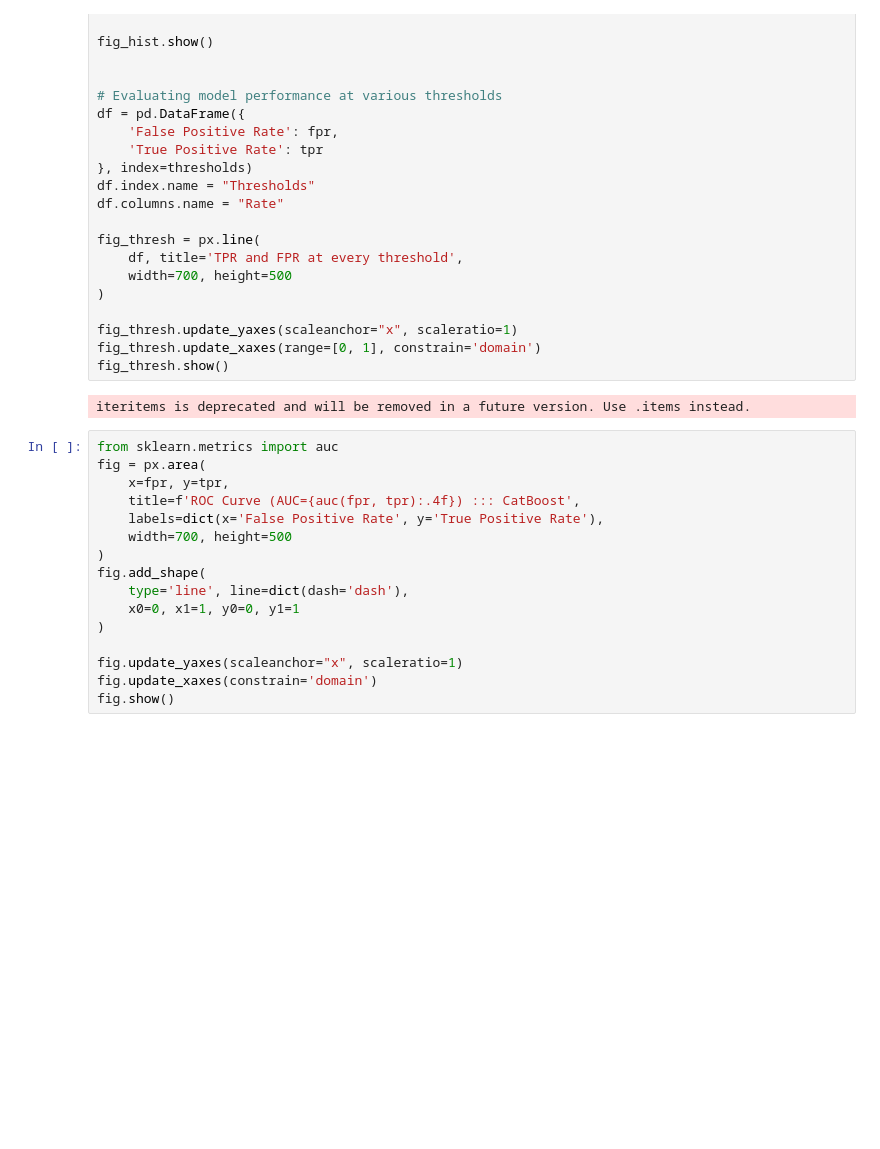
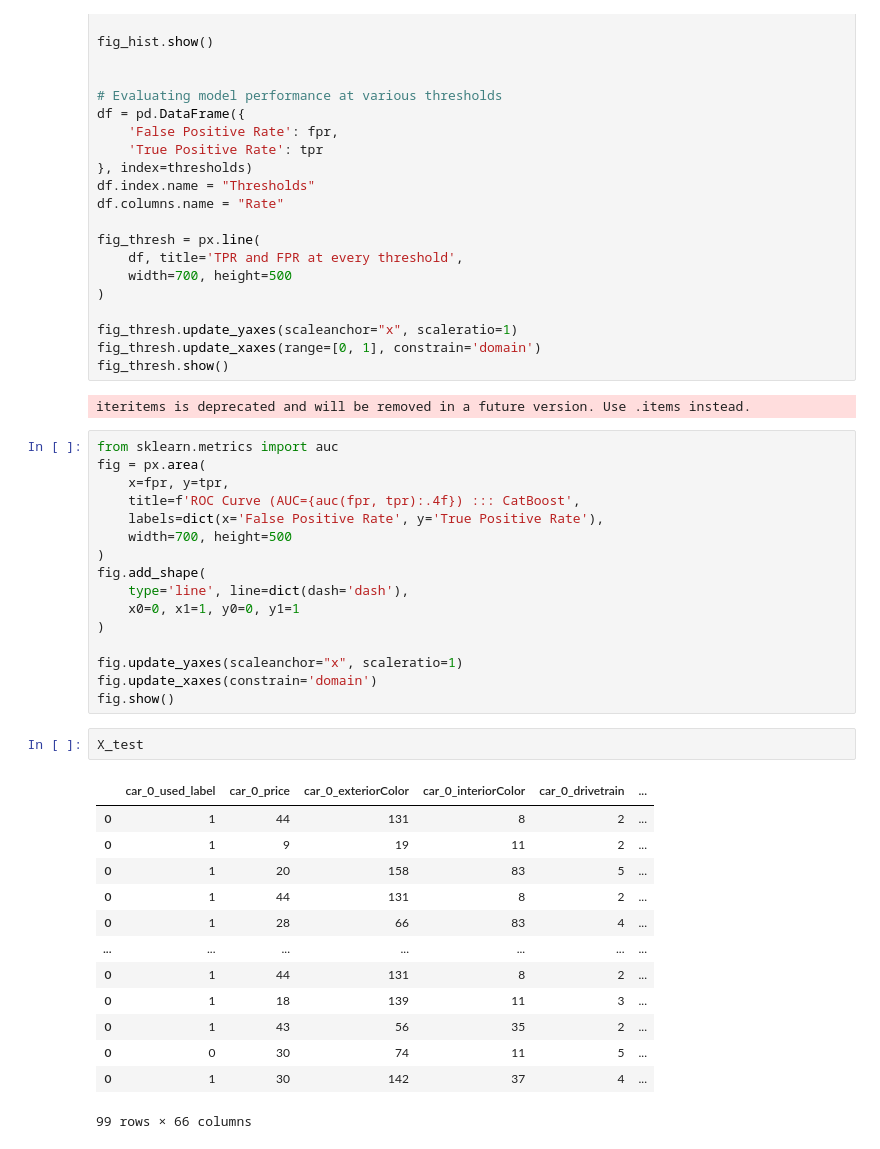
Before and after one commit to ML-Response-Unit/recsys_pipes, a Jupyter notebook: research/CatBoost.ipynb, the cells around one changed output. Saved outputs shown, nothing was run; the diff lists cells and outputs as text; blank space fills up the shorter version.

```diff
--- a/research/CatBoost.ipynb
+++ b/research/CatBoost.ipynb
@@ -416,3 +397,19 @@ fig.add_shape(
 fig.update_yaxes(scaleanchor="x", scaleratio=1)
 fig.update_xaxes(constrain='domain')
 fig.show()
+# %%
+X_test
+# %% [output]
+|  | car_0_used_label | car_0_price | car_0_exteriorColor | car_0_interiorColor | car_0_drivetrain | ... |
+| 0 | 1 | 44 | 131 | 8 | 2 | ... |
+| 0 | 1 | 9 | 19 | 11 | 2 | ... |
+| 0 | 1 | 20 | 158 | 83 | 5 | ... |
+| 0 | 1 | 44 | 131 | 8 | 2 | ... |
+| 0 | 1 | 28 | 66 | 83 | 4 | ... |
+| ... | ... | ... | ... | ... | ... | ... |
+| 0 | 1 | 44 | 131 | 8 | 2 | ... |
+| 0 | 1 | 18 | 139 | 11 | 3 | ... |
+| 0 | 1 | 43 | 56 | 35 | 2 | ... |
+| 0 | 0 | 30 | 74 | 11 | 5 | ... |
+| 0 | 1 | 30 | 142 | 37 | 4 | ... |
+99 rows × 66 columns
```
Also changed, not shown: parts of 15 cells of this notebook, 15 other files.
